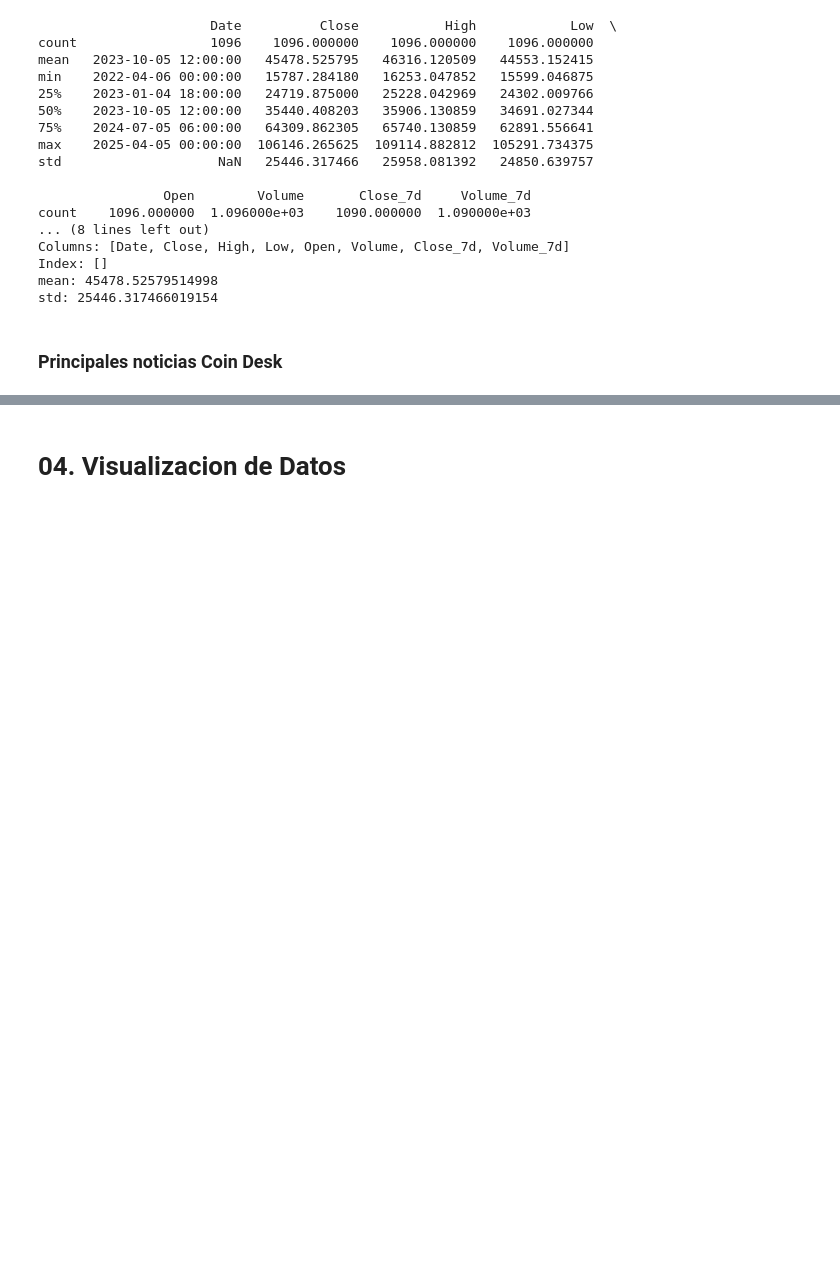
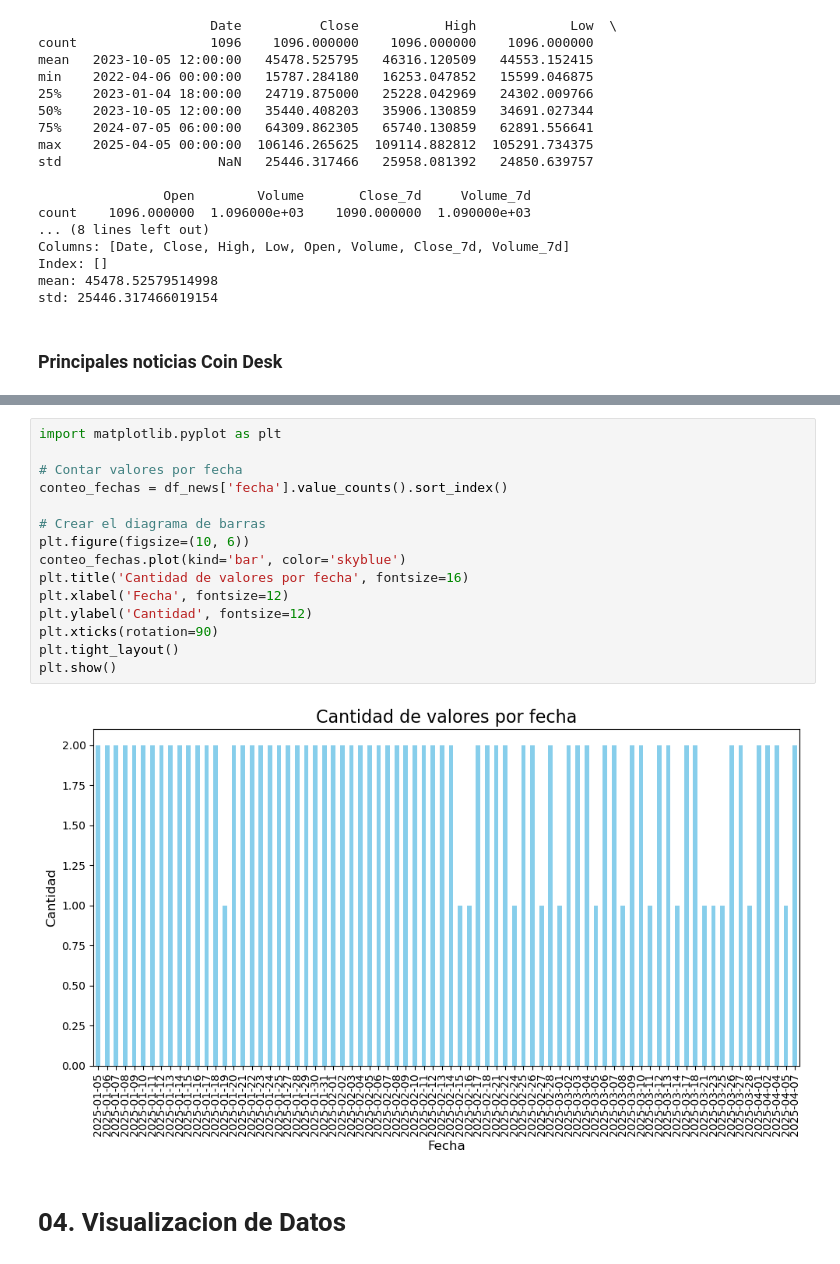
Before and after one commit to seba098098/Projecto_TRM, a Jupyter notebook: Notebooks/02_Analisis_Exploratorio.ipynb, the cells around one changed output, grey strips where cells are left out. Drawn from its saved outputs; the diff is of its cells as text; blank space fills up the shorter version.

```diff
--- a/Notebooks/02_Analisis_Exploratorio.ipynb
+++ b/Notebooks/02_Analisis_Exploratorio.ipynb
@@ -99,3 +101,20 @@ memory usage: 103.0+ KB
+# %%
+import matplotlib.pyplot as plt
+
+# Contar valores por fecha
+conteo_fechas = df_news['fecha'].value_counts().sort_index()
+
+# Crear el diagrama de barras
+plt.figure(figsize=(10, 6))
+conteo_fechas.plot(kind='bar', color='skyblue')
+plt.title('Cantidad de valores por fecha', fontsize=16)
+plt.xlabel('Fecha', fontsize=12)
+plt.ylabel('Cantidad', fontsize=12)
+plt.xticks(rotation=90)
+plt.tight_layout()
+plt.show()
+# %% [output]
+[figure, added]
 # %% [markdown]
 # 04. Visualizacion de Datos
 # %%
```
Also changed, not shown: parts of 1 cell of this notebook, 2 other files.
